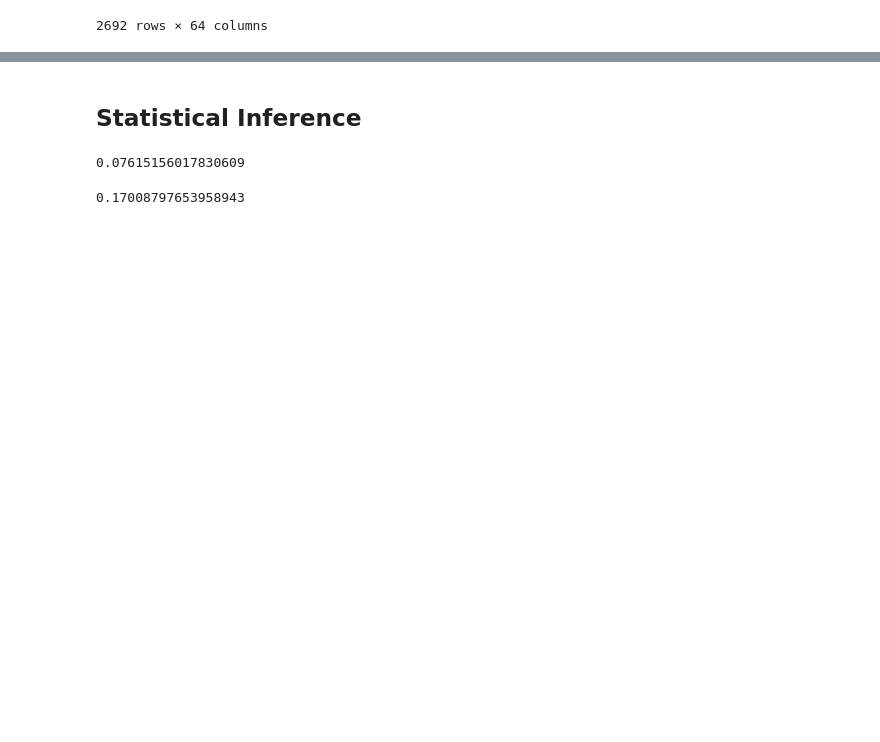
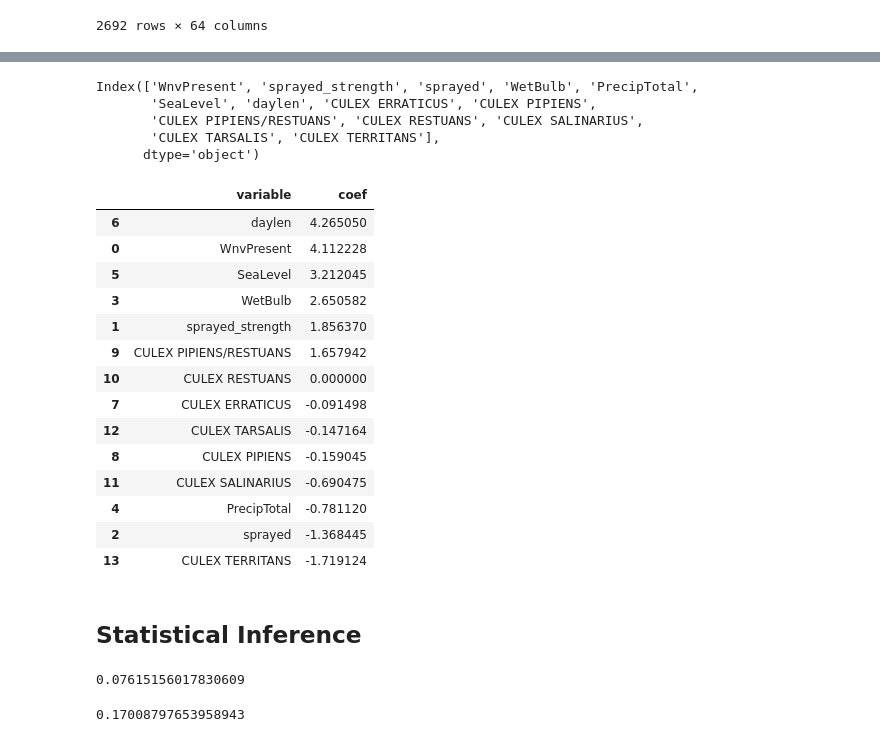
Before and after one commit to yongxuntoh/project-4, a Jupyter notebook: CBA.ipynb, the cells around one changed output, grey strips where cells are left out. Saved outputs shown, nothing was run; the diff lists cells and outputs as text; code cells hidden in the pictures; blank space fills up the shorter version.

```diff
--- a/CBA.ipynb
+++ b/CBA.ipynb
@@ -379,6 +379,8 @@ y = final_train["NumMosquitos"]
 # %%
 Xs = StandardScaler().fit_transform(X)
 X_train, X_test, y_train, y_test = train_test_split(Xs, y, test_size=0.25, random_state=42)
-lr = LogisticRegression().fit(X_train,y_train)
-lr.score(X_test,y_test)
+lasso_cvmodel = LassoCV(n_alphas=500, cv=10, verbose=1)
+lasso_cvmodel = lasso_cvmodel.fit(X_train,y_train)
+lasso_cvmodel.score(X_test,y_test)
+lasso_cvmodel.coef_
 # %% [output]
@@ -407,3 +392,32 @@ pd.DataFrame(lr.coef_, columns=X.columns)
+# %%
+X.columns
+# %% [output]
+Index(['WnvPresent', 'sprayed_strength', 'sprayed', 'WetBulb', 'PrecipTotal',
+       'SeaLevel', 'daylen', 'CULEX ERRATICUS', 'CULEX PIPIENS',
+       'CULEX PIPIENS/RESTUANS', 'CULEX RESTUANS', 'CULEX SALINARIUS',
+       'CULEX TARSALIS', 'CULEX TERRITANS'],
+      dtype='object')
+# %%
+lasso_coefs = pd.DataFrame({'variable':X.columns, 'coef':lasso_cvmodel.coef_})
+lasso_coefs.sort_values('coef', inplace=True, ascending=False)
+# %%
+lasso_coefs
+# %% [output]
+|  | variable | coef |
+| 6 | daylen | 4.265050 |
+| 0 | WnvPresent | 4.112228 |
+| 5 | SeaLevel | 3.212045 |
+| 3 | WetBulb | 2.650582 |
+| 1 | sprayed_strength | 1.856370 |
+| 9 | CULEX PIPIENS/RESTUANS | 1.657942 |
+| 10 | CULEX RESTUANS | 0.000000 |
+| 7 | CULEX ERRATICUS | -0.091498 |
+| 12 | CULEX TARSALIS | -0.147164 |
+| 8 | CULEX PIPIENS | -0.159045 |
+| 11 | CULEX SALINARIUS | -0.690475 |
+| 4 | PrecipTotal | -0.781120 |
+| 2 | sprayed | -1.368445 |
+| 13 | CULEX TERRITANS | -1.719124 |
 # %% [markdown]
 ## Statistical Inference
 # %%
```
Also changed, not shown: parts of 3 cells of this notebook.
